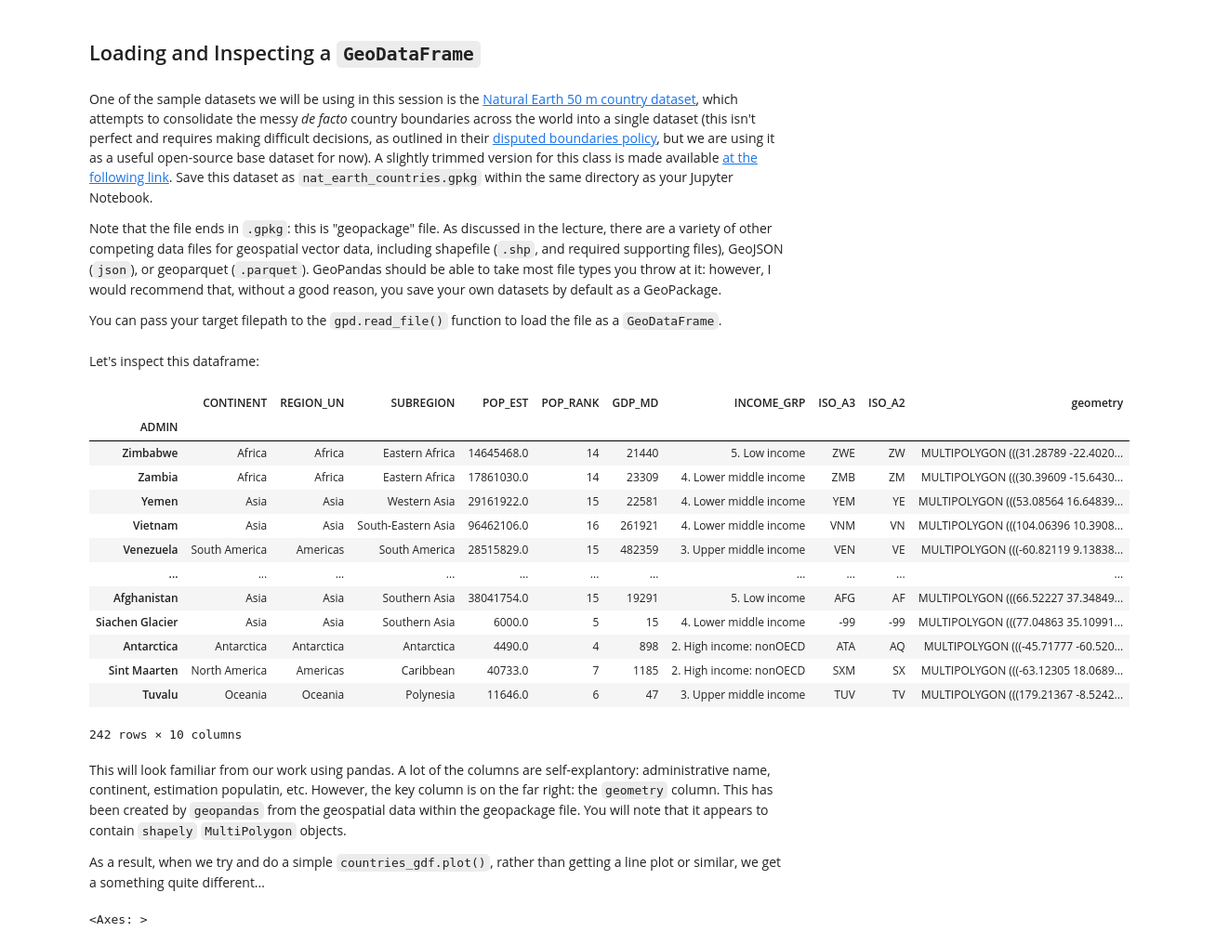
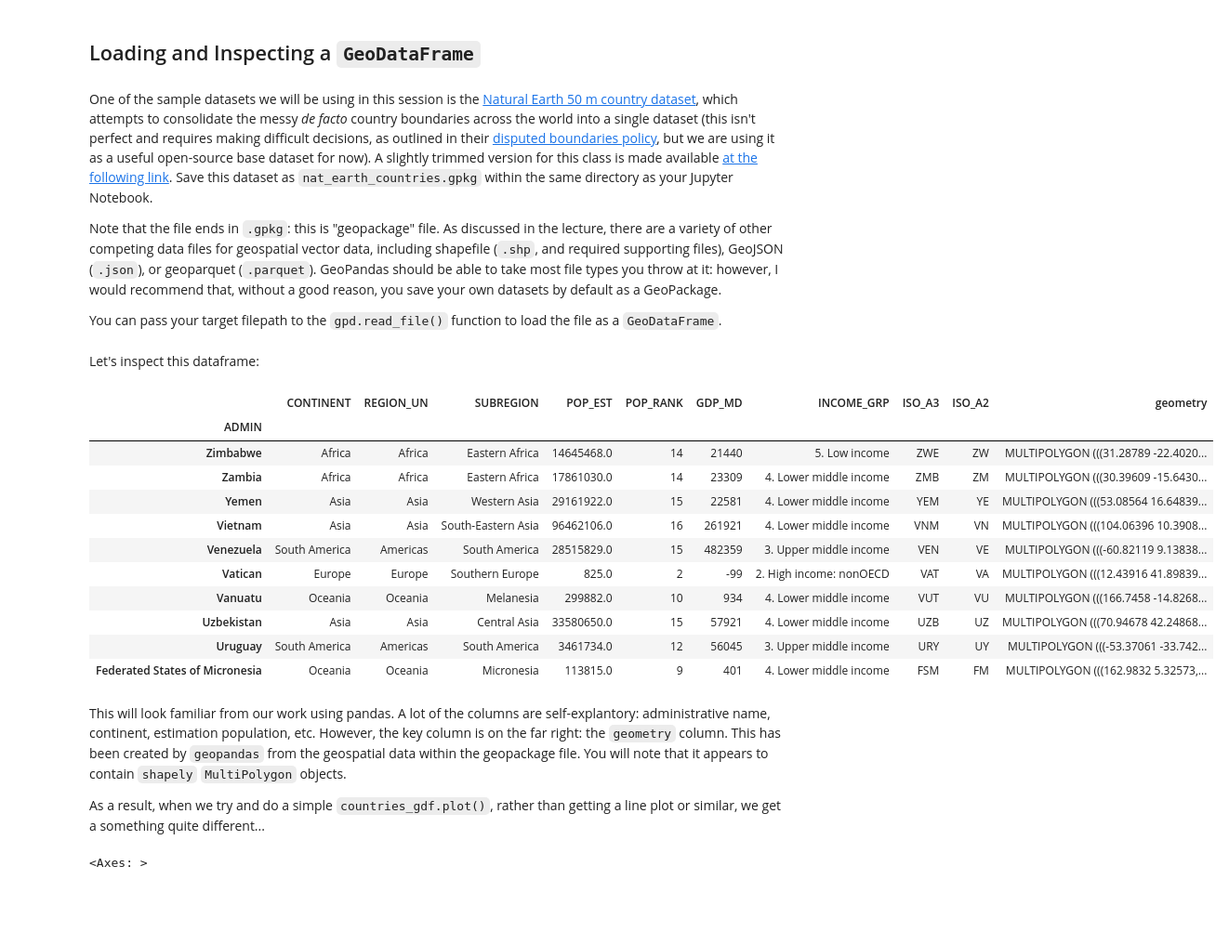
Before and after one commit to trchudley/geospatial-scientific-computing, a Jupyter notebook: week/03/02-geopandas.ipynb, the cells around one changed output. Shown at 93% size. Drawn from its saved outputs; the diff is of its cells as text; code cells hidden in the pictures; blank space fills up the shorter version.

```diff
--- a/week/03/02-geopandas.ipynb
+++ b/week/03/02-geopandas.ipynb
@@ -14,7 +14,7 @@ import matplotlib.pyplot as plt
 # %% [markdown]
 One of the sample datasets we will be using in this session is the [Natural Earth 50 m country dataset](https://www.naturalearthdata.com/downloads/50m-cultural-vectors/50m-admin-0-countries-2/), which attempts to consolidate the messy _de facto_ country boundaries across the world into a single dataset (this isn't perfect and requires making difficult decisions, as outlined in their [disputed boundaries policy](https://www.naturalearthdata.com/about/disputed-boundaries-policy), but we are using it as a useful open-source base dataset for now). A slightly trimmed version for this class is made available [at the following link](https://raw.githubusercontent.com/trchudley/geospatial-scientific-computing/main/week/03/nat_earth_countries.gpkg). Save this dataset as `nat_earth_countries.gpkg` within the same directory as your Jupyter Notebook.
 
-Note that the file ends in `.gpkg`: this is "geopackage" file. As discussed in the lecture, there are a variety of other competing data files for geospatial vector data, including shapefile (`.shp`, and required supporting files), GeoJSON (`json`), or geoparquet (`.parquet`). GeoPandas should be able to take most file types you throw at it: however, I would recommend that, without a good reason, you save your own datasets by default as a GeoPackage.
+Note that the file ends in `.gpkg`: this is "geopackage" file. As discussed in the lecture, there are a variety of other competing data files for geospatial vector data, including shapefile (`.shp`, and required supporting files), GeoJSON (`.json`), or geoparquet (`.parquet`). GeoPandas should be able to take most file types you throw at it: however, I would recommend that, without a good reason, you save your own datasets by default as a GeoPackage.
 
 You can pass your target filepath to the `gpd.read_file()` function to load the file as a `GeoDataFrame`.
 # %%
@@ -27,24 +27,22 @@ countries_gdf.set_index('ADMIN', inplace=True)
 # %% [markdown]
 Let's inspect this dataframe:
 # %%
-countries_gdf
+countries_gdf.head(10)
 # %% [output]
 |  | CONTINENT | REGION_UN | SUBREGION | POP_EST | POP_RANK | GDP_MD | INCOME_GRP | ISO_A3 | ISO_A2 | geometry |
 | ADMIN |  |  |  |  |  |  |  |  |  |  |
 | Zimbabwe | Africa | Africa | Eastern Africa | 14645468.0 | 14 | 21440 | 5. Low income | ZWE | ZW | MULTIPOLYGON (((31.28789 -22.4020... |
 | Zambia | Africa | Africa | Eastern Africa | 17861030.0 | 14 | 23309 | 4. Lower middle income | ZMB | ZM | MULTIPOLYGON (((30.39609 -15.6430... |
 | Yemen | Asia | Asia | Western Asia | 29161922.0 | 15 | 22581 | 4. Lower middle income | YEM | YE | MULTIPOLYGON (((53.08564 16.64839... |
 | Vietnam | Asia | Asia | South-Eastern Asia | 96462106.0 | 16 | 261921 | 4. Lower middle income | VNM | VN | MULTIPOLYGON (((104.06396 10.3908... |
 | Venezuela | South America | Americas | South America | 28515829.0 | 15 | 482359 | 3. Upper middle income | VEN | VE | MULTIPOLYGON (((-60.82119 9.13838... |
-| ... | ... | ... | ... | ... | ... | ... | ... | ... | ... | ... |
-| Afghanistan | Asia | Asia | Southern Asia | 38041754.0 | 15 | 19291 | 5. Low income | AFG | AF | MULTIPOLYGON (((66.52227 37.34849... |
-| Siachen Glacier | Asia | Asia | Southern Asia | 6000.0 | 5 | 15 | 4. Lower middle income | -99 | -99 | MULTIPOLYGON (((77.04863 35.10991... |
-| Antarctica | Antarctica | Antarctica | Antarctica | 4490.0 | 4 | 898 | 2. High income: nonOECD | ATA | AQ | MULTIPOLYGON (((-45.71777 -60.520... |
-| Sint Maarten | North America | Americas | Caribbean | 40733.0 | 7 | 1185 | 2. High income: nonOECD | SXM | SX | MULTIPOLYGON (((-63.12305 18.0689... |
-| Tuvalu | Oceania | Oceania | Polynesia | 11646.0 | 6 | 47 | 3. Upper middle income | TUV | TV | MULTIPOLYGON (((179.21367 -8.5242... |
+| Vatican | Europe | Europe | Southern Europe | 825.0 | 2 | -99 | 2. High income: nonOECD | VAT | VA | MULTIPOLYGON (((12.43916 41.89839... |
+| Vanuatu | Oceania | Oceania | Melanesia | 299882.0 | 10 | 934 | 4. Lower middle income | VUT | VU | MULTIPOLYGON (((166.7458 -14.8268... |
+| Uzbekistan | Asia | Asia | Central Asia | 33580650.0 | 15 | 57921 | 4. Lower middle income | UZB | UZ | MULTIPOLYGON (((70.94678 42.24868... |
+| Uruguay | South America | Americas | South America | 3461734.0 | 12 | 56045 | 3. Upper middle income | URY | UY | MULTIPOLYGON (((-53.37061 -33.742... |
+| Federated States of Micronesia | Oceania | Oceania | Micronesia | 113815.0 | 9 | 401 | 4. Lower middle income | FSM | FM | MULTIPOLYGON (((162.9832 5.32573,... |
-242 rows × 10 columns
 # %% [markdown]
-This will look familiar from our work using pandas. A lot of the columns are self-explantory: administrative name, continent, estimation populatin, etc. However, the key column is on the far right: the `geometry` column. This has been created by `geopandas` from the geospatial data within the geopackage file. You will note that it appears to contain `shapely` `MultiPolygon` objects.
+This will look familiar from our work using pandas. A lot of the columns are self-explantory: administrative name, continent, estimation population, etc. However, the key column is on the far right: the `geometry` column. This has been created by `geopandas` from the geospatial data within the geopackage file. You will note that it appears to contain `shapely` `MultiPolygon` objects.
 
 As a result, when we try and do a simple `countries_gdf.plot()`, rather than getting a line plot or similar, we get a something quite different...
 # %%
```
Also changed, not shown: parts of 13 cells of this notebook, 5 other files.
